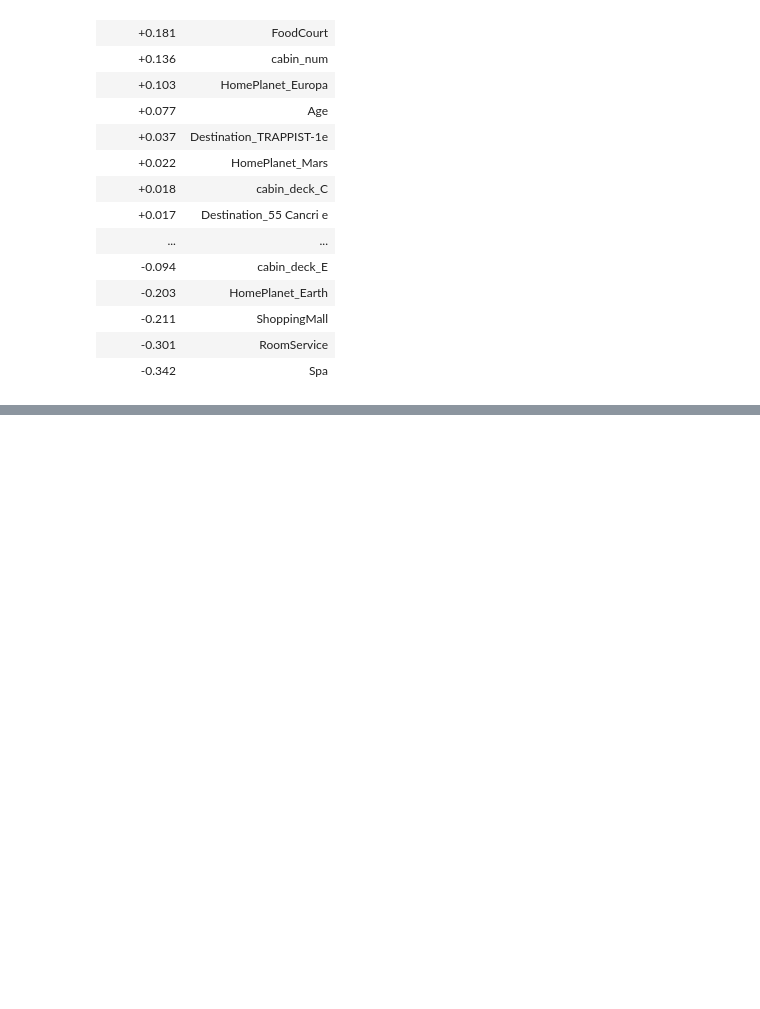
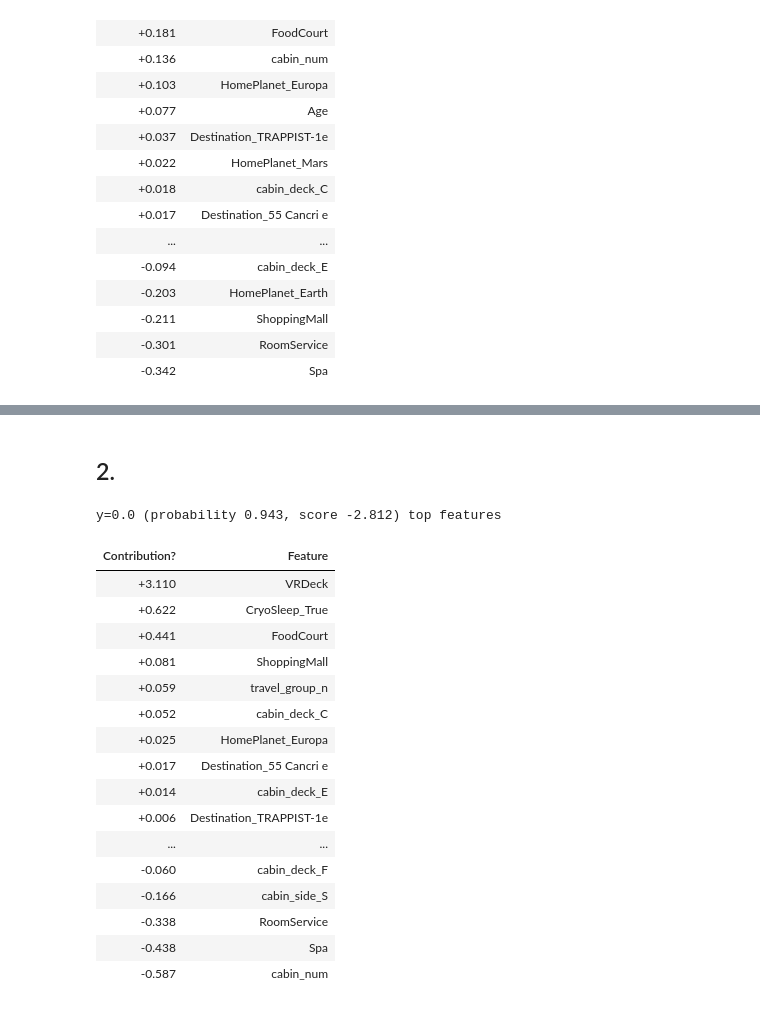
Before and after one commit to vvvvvaves/projector_ml_beginning, a Jupyter notebook: hw_Model_interpretation.ipynb, the cells around one changed output, grey strips where cells are left out. Cells and saved outputs as stored; diff of their text form; code cells hidden in the pictures; blank space fills up the shorter version.

```diff
--- a/hw_Model_interpretation.ipynb
+++ b/hw_Model_interpretation.ipynb
@@ -215,0 +273,23 @@ y=0.0 (probability 0.550, score -0.199) top features
+# %% [markdown]
+## 2.
+# %%
+explain_prediction(xgb_clf, train_X.iloc[r[1]])
+# %% [output]
+y=0.0 (probability 0.943, score -2.812) top features
+| Contribution? | Feature |
+| +3.110 | VRDeck |
+| +0.622 | CryoSleep_True |
+| +0.441 | FoodCourt |
+| +0.081 | ShoppingMall |
+| +0.059 | travel_group_n |
+| +0.052 | cabin_deck_C |
+| +0.025 | HomePlanet_Europa |
+| +0.017 | Destination_55 Cancri e |
+| +0.014 | cabin_deck_E |
+| +0.006 | Destination_TRAPPIST-1e |
+| ... | ... |
+| -0.060 | cabin_deck_F |
+| -0.166 | cabin_side_S |
+| -0.338 | RoomService |
+| -0.438 | Spa |
+| -0.587 | cabin_num |
```
Also changed, not shown: parts of 23 cells of this notebook.
